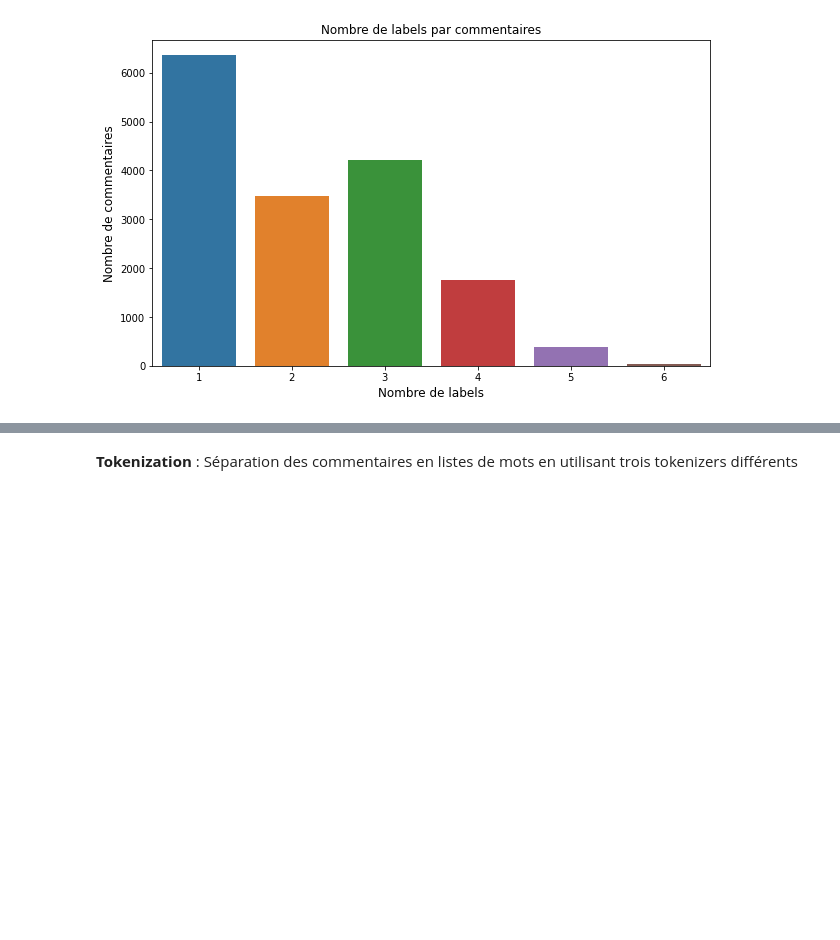
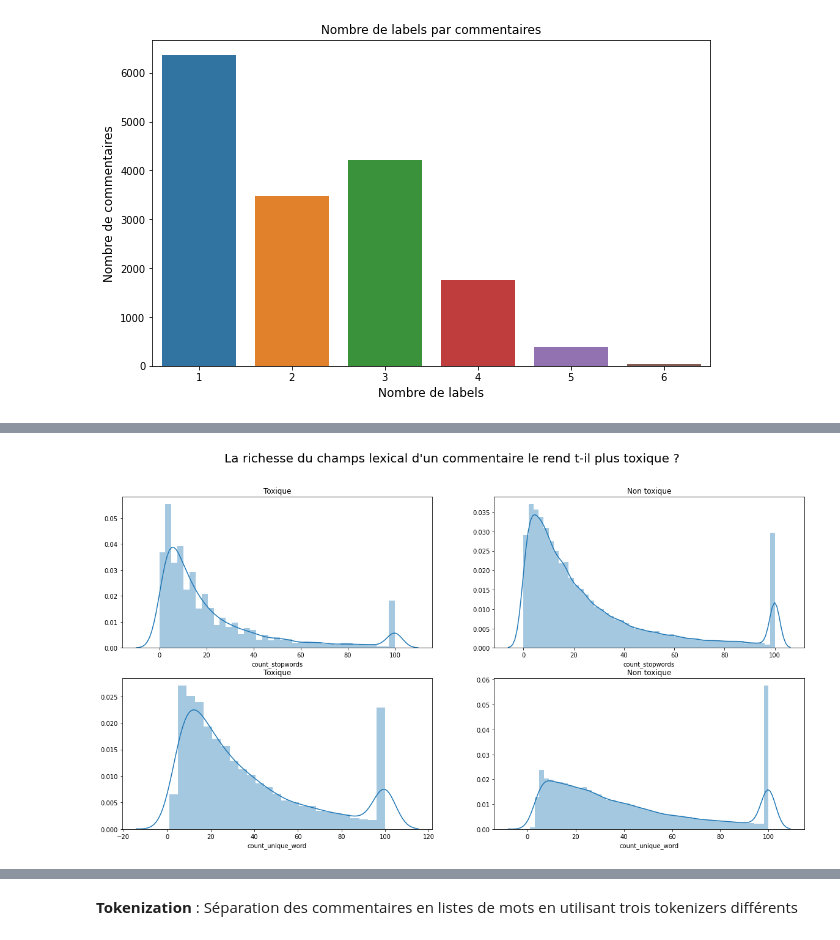
Before and after one commit to YannickLy/NLP-Project-ENSAE-2020, a Jupyter notebook: Notebook/draft.ipynb, the cells around one changed output, grey strips where cells are left out. Cells and saved outputs as stored; diff of their text form; code cells hidden in the pictures; blank space fills up the shorter version.

```diff
--- a/Notebook/draft.ipynb
+++ b/Notebook/draft.ipynb
@@ -243,0 +288,21 @@ df_features["mean_word_len"] = train["comment_text"].apply(lambda x: np.mean([le
+# %%
+df['count_stopwords'].loc[df['count_stopwords']>100] = 100
+df['count_unique_word'].loc[df['count_unique_word']>100] = 100
+
+plt.figure(figsize=(20,10))
+plt.suptitle("La richesse du champs lexical d'un commentaire le rend t-il plus toxique ?", fontsize = 20)
+plt.subplot(221)
+plt.title('Toxique', fontsize = 12)
+sns.distplot(df[df['toxic_or_not'] == True]['count_stopwords'])
+plt.subplot(222)
+plt.title('Non toxique', fontsize = 12)
+sns.distplot(df[df['toxic_or_not'] == False]['count_stopwords'])
+plt.subplot(223)
+plt.title('Toxique', fontsize = 12)
+sns.distplot(df[df['toxic_or_not'] == True]['count_unique_word'])
+plt.subplot(224)
+plt.title('Non toxique', fontsize = 12)
+sns.distplot(df[df['toxic_or_not'] == False]['count_unique_word'])
+plt.show()
+# %% [output]
+[figure, added]
```
Also changed, not shown: parts of 17 cells of this notebook.
